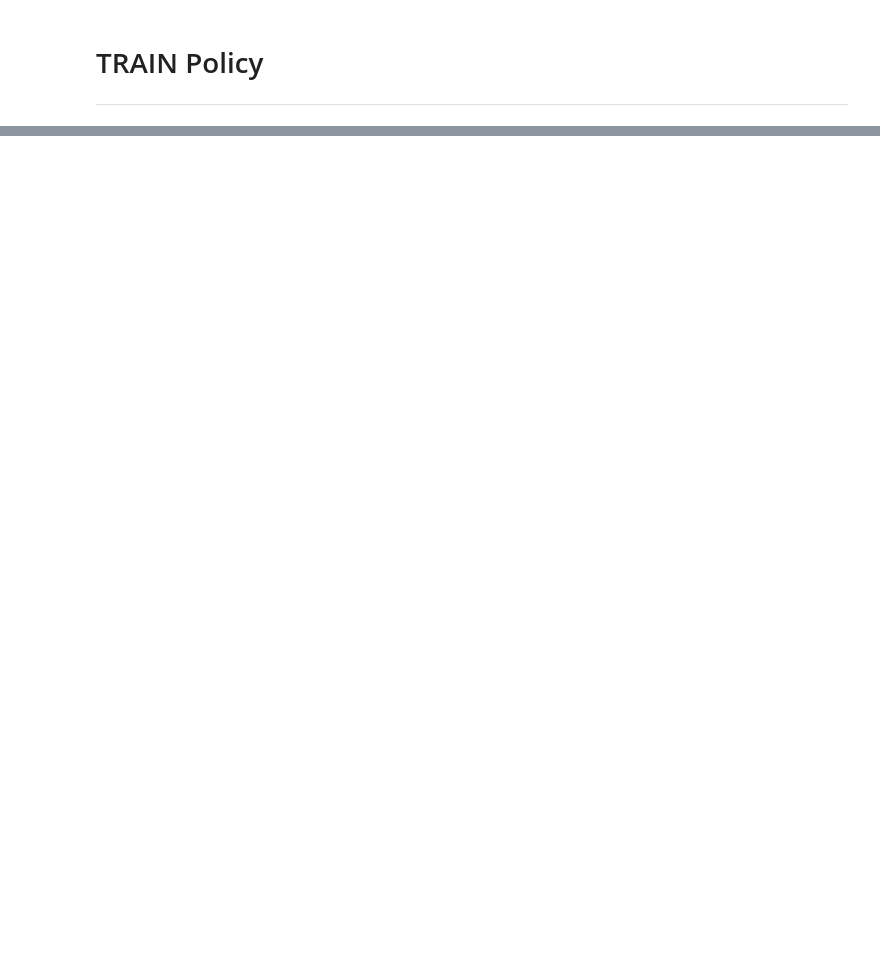
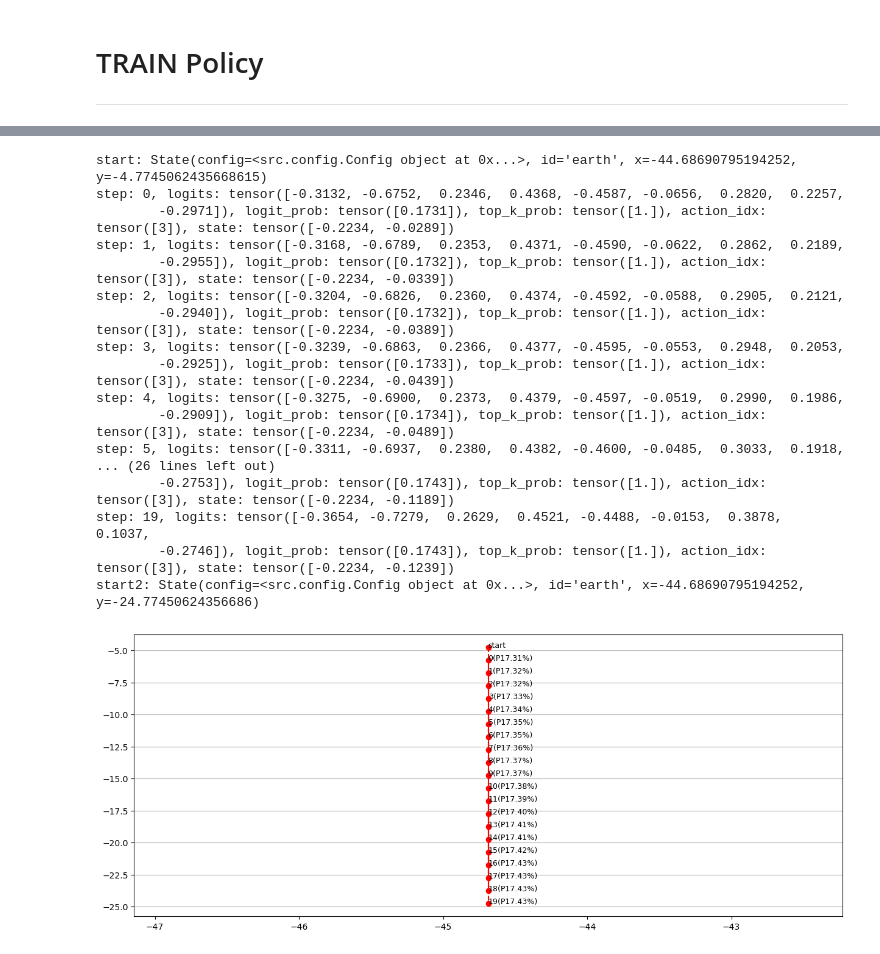
Before and after one commit to Chengbai/rf_agent, a Jupyter notebook: agent.ipynb, the cells around one changed output, grey strips where cells are left out. Drawn from its saved outputs; the diff is of its cells as text; code cells hidden in the pictures; blank space fills up the shorter version.

```diff
--- a/agent.ipynb
+++ b/agent.ipynb
@@ -73,0 +150,24 @@ plt.show()
+# %%
+policy = Policy(config=config).to(config.device)
+
+episode = inference_and_plot_policy(policy=policy, debug=True)
+episode.agent.action_history
+# %% [output]
+start: State(config=<src.config.Config object at 0x...>, id='earth', x=-44.68690795194252, y=-4.7745062435668615)
+step: 0, logits: tensor([-0.3132, -0.6752,  0.2346,  0.4368, -0.4587, -0.0656,  0.2820,  0.2257,
+        -0.2971]), logit_prob: tensor([0.1731]), top_k_prob: tensor([1.]), action_idx: tensor([3]), state: tensor([-0.2234, -0.0289])
+step: 1, logits: tensor([-0.3168, -0.6789,  0.2353,  0.4371, -0.4590, -0.0622,  0.2862,  0.2189,
+        -0.2955]), logit_prob: tensor([0.1732]), top_k_prob: tensor([1.]), action_idx: tensor([3]), state: tensor([-0.2234, -0.0339])
+step: 2, logits: tensor([-0.3204, -0.6826,  0.2360,  0.4374, -0.4592, -0.0588,  0.2905,  0.2121,
+        -0.2940]), logit_prob: tensor([0.1732]), top_k_prob: tensor([1.]), action_idx: tensor([3]), state: tensor([-0.2234, -0.0389])
+step: 3, logits: tensor([-0.3239, -0.6863,  0.2366,  0.4377, -0.4595, -0.0553,  0.2948,  0.2053,
+        -0.2925]), logit_prob: tensor([0.1733]), top_k_prob: tensor([1.]), action_idx: tensor([3]), state: tensor([-0.2234, -0.0439])
+step: 4, logits: tensor([-0.3275, -0.6900,  0.2373,  0.4379, -0.4597, -0.0519,  0.2990,  0.1986,
+        -0.2909]), logit_prob: tensor([0.1734]), top_k_prob: tensor([1.]), action_idx: tensor([3]), state: tensor([-0.2234, -0.0489])
+step: 5, logits: tensor([-0.3311, -0.6937,  0.2380,  0.4382, -0.4600, -0.0485,  0.3033,  0.1918,
+... (26 lines left out)
+        -0.2753]), logit_prob: tensor([0.1743]), top_k_prob: tensor([1.]), action_idx: tensor([3]), state: tensor([-0.2234, -0.1189])
+step: 19, logits: tensor([-0.3654, -0.7279,  0.2629,  0.4521, -0.4488, -0.0153,  0.3878,  0.1037,
+        -0.2746]), logit_prob: tensor([0.1743]), top_k_prob: tensor([1.]), action_idx: tensor([3]), state: tensor([-0.2234, -0.1239])
+start2: State(config=<src.config.Config object at 0x...>, id='earth', x=-44.68690795194252, y=-24.77450624356686)
+[figure, added]
```
Also changed, not shown: parts of 14 cells of this notebook, 11 other files.
